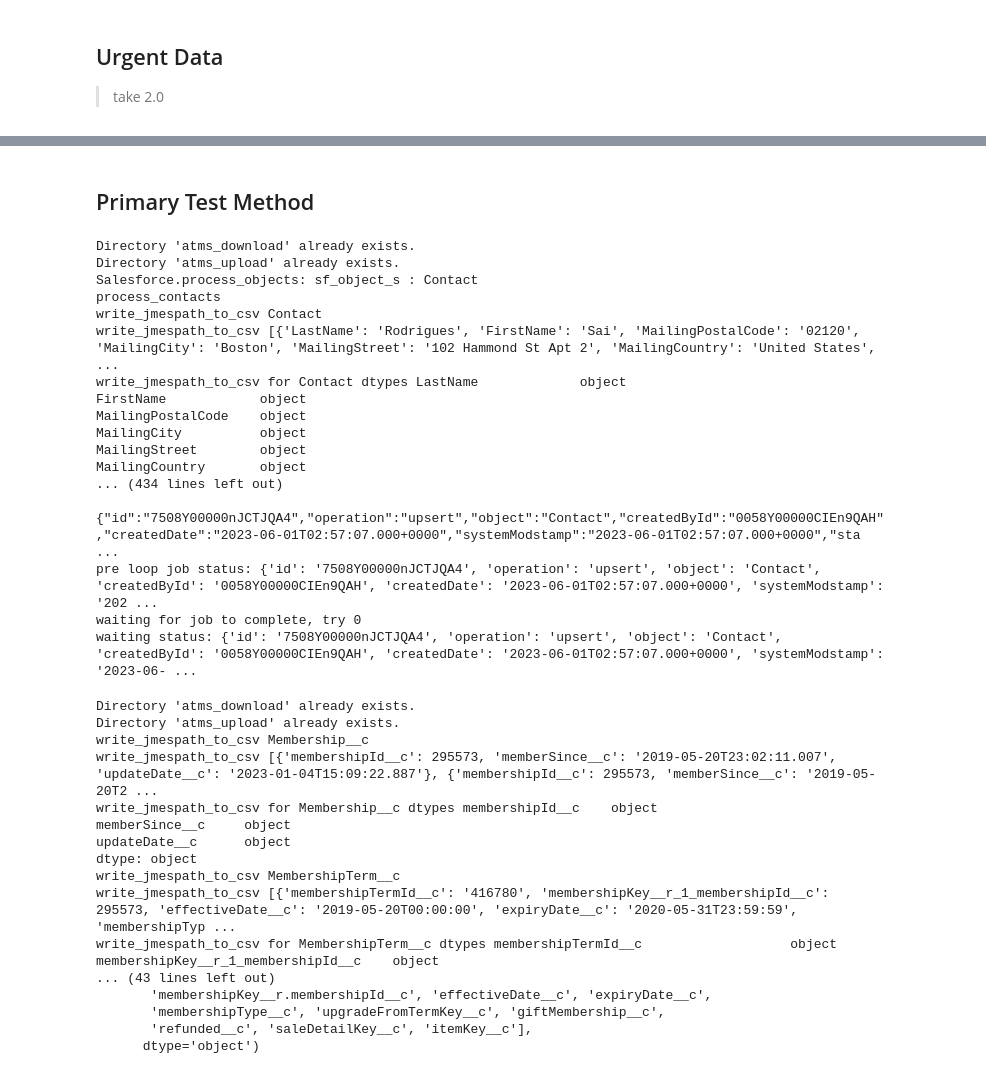
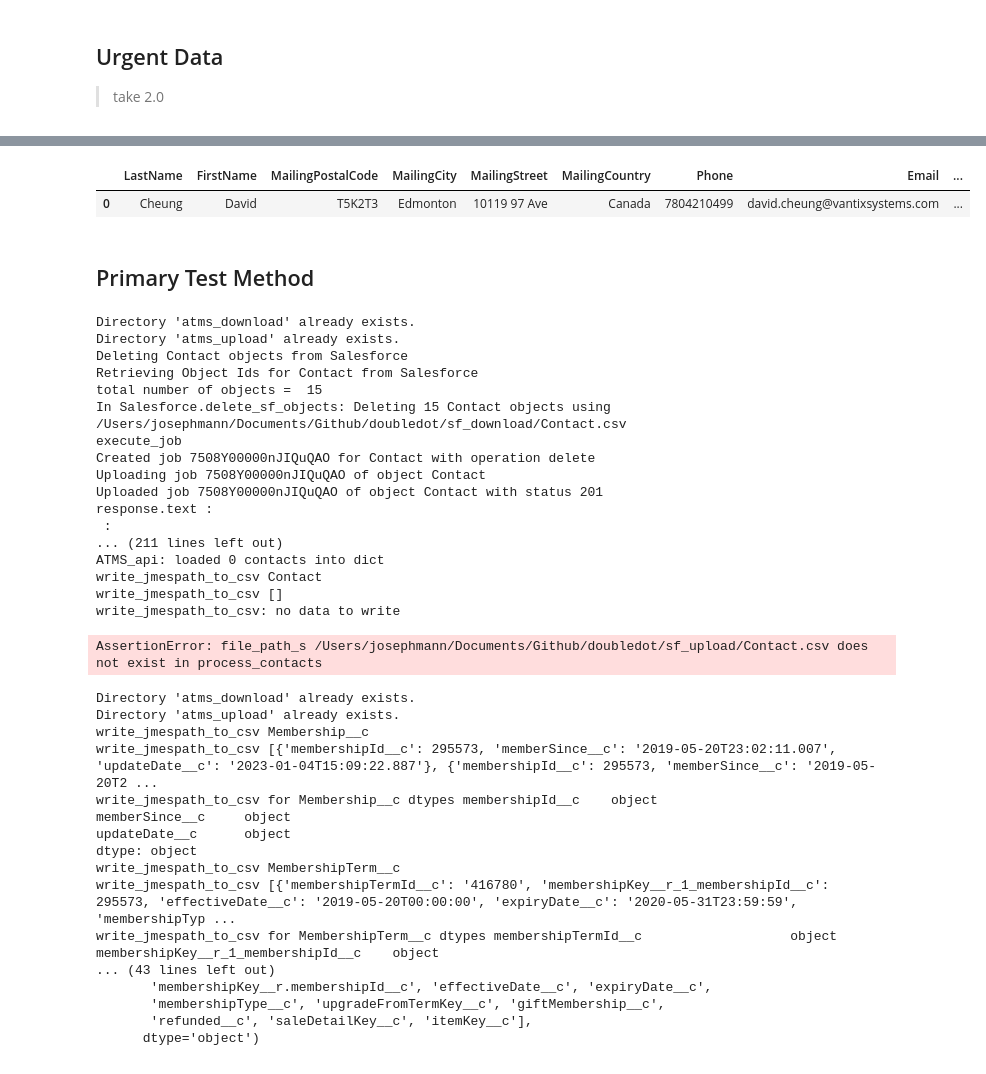
Before and after one commit to josephsmann/doubledot, a Jupyter notebook: urgent_data_2.ipynb, the cells around one changed output, grey strips where cells are left out. Cells and saved outputs as stored; diff of their text form; code cells hidden in the pictures.

```diff
--- a/urgent_data_2.ipynb
+++ b/urgent_data_2.ipynb
@@ -40,28 +54,48 @@ http://crm-api-neaq.atmsplus.com/api/sales/contact/774081
+# %%
+search_s = "[].{LastName: lastName,\
+        FirstName: firstName,\
+        MailingPostalCode: addresses[0].postalZipCode,\
+        MailingCity: addresses[0].city,\
+        MailingStreet: addresses[0].line1, \
+        MailingCountry: addresses[0].country, \
+        Phone: phones[?phoneType == 'Business'].phoneNumber | [0],\
+        Email: emails[0].address,\
+        contactId__c: contactId}"
+
+dict_l = jp.search(search_s, sf.atms.obj_d['contacts'])
+df = pd.DataFrame(dict_l)
+df
+# %% [output]
+|  | LastName | FirstName | MailingPostalCode | MailingCity | MailingStreet | MailingCountry | Phone | Email | ... |
+| 0 | Cheung | David | T5K2T3 | Edmonton | 10119 97 Ave | Canada | 7804210499 | david.cheung@vantixsystems.com | ... |
 # %% [markdown]
 ## Primary Test Method
 # %%
 ####### PRIMARY TEST METHOD ########
 sf.clean_upload_dir()
 # sf.upload_csv_to_sf(clean_all=False, obj_l=['MembershipTermMemberRel__c'], generate_upload_files=True)
-sf.upload_csv_to_sf(clean_all=False, generate_upload_files=True)
+# sf.upload_csv_to_sf(clean_all=False, generate_upload_files=True)
+sf.atms.obj_d= {}
+sf.upload_csv_to_sf(clean_all=True, generate_upload_files=True)
 # %% [output]
 Directory 'atms_download' already exists.
 Directory 'atms_upload' already exists.
-Salesforce.process_objects: sf_object_s : Contact
-process_contacts
+Deleting Contact objects from Salesforce
+Retrieving Object Ids for Contact from Salesforce
+total number of objects =  15
+In Salesforce.delete_sf_objects: Deleting 15 Contact objects using /Users/josephmann/Documents/Github/doubledot/sf_download/Contact.csv
+execute_job
+Created job 7508Y00000nJIQuQAO for Contact with operation delete
+Uploading job 7508Y00000nJIQuQAO of object Contact
+Uploaded job 7508Y00000nJIQuQAO of object Contact with status 201
+response.text :
+ :
+... (211 lines left out)
+ATMS_api: loaded 0 contacts into dict
 write_jmespath_to_csv Contact
-write_jmespath_to_csv [{'LastName': 'Rodrigues', 'FirstName': 'Sai', 'MailingPostalCode': '02120', 'MailingCity': 'Boston', 'MailingStreet': '102 Hammond St Apt 2', 'MailingCountry': 'United States',  ...
-write_jmespath_to_csv for Contact dtypes LastName             object
-FirstName            object
-MailingPostalCode    object
-MailingCity          object
-MailingStreet        object
-MailingCountry       object
-... (434 lines left out)
- {"id":"7508Y00000nJCTJQA4","operation":"upsert","object":"Contact","createdById":"0058Y00000CIEn9QAH","createdDate":"2023-06-01T02:57:07.000+0000","systemModstamp":"2023-06-01T02:57:07.000+0000","sta ...
-pre loop job status: {'id': '7508Y00000nJCTJQA4', 'operation': 'upsert', 'object': 'Contact', 'createdById': '0058Y00000CIEn9QAH', 'createdDate': '2023-06-01T02:57:07.000+0000', 'systemModstamp': '202 ...
-waiting for job to complete, try 0
-waiting status: {'id': '7508Y00000nJCTJQA4', 'operation': 'upsert', 'object': 'Contact', 'createdById': '0058Y00000CIEn9QAH', 'createdDate': '2023-06-01T02:57:07.000+0000', 'systemModstamp': '2023-06- ...
+write_jmespath_to_csv []
+write_jmespath_to_csv: no data to write
+AssertionError: file_path_s /Users/josephmann/Documents/Github/doubledot/sf_upload/Contact.csv does not exist in process_contacts
 # %%
 sf.clean_upload_dir()
 sf.process_memberships()
```
Also changed, not shown: parts of 3 cells of this notebook, 4 other files.
